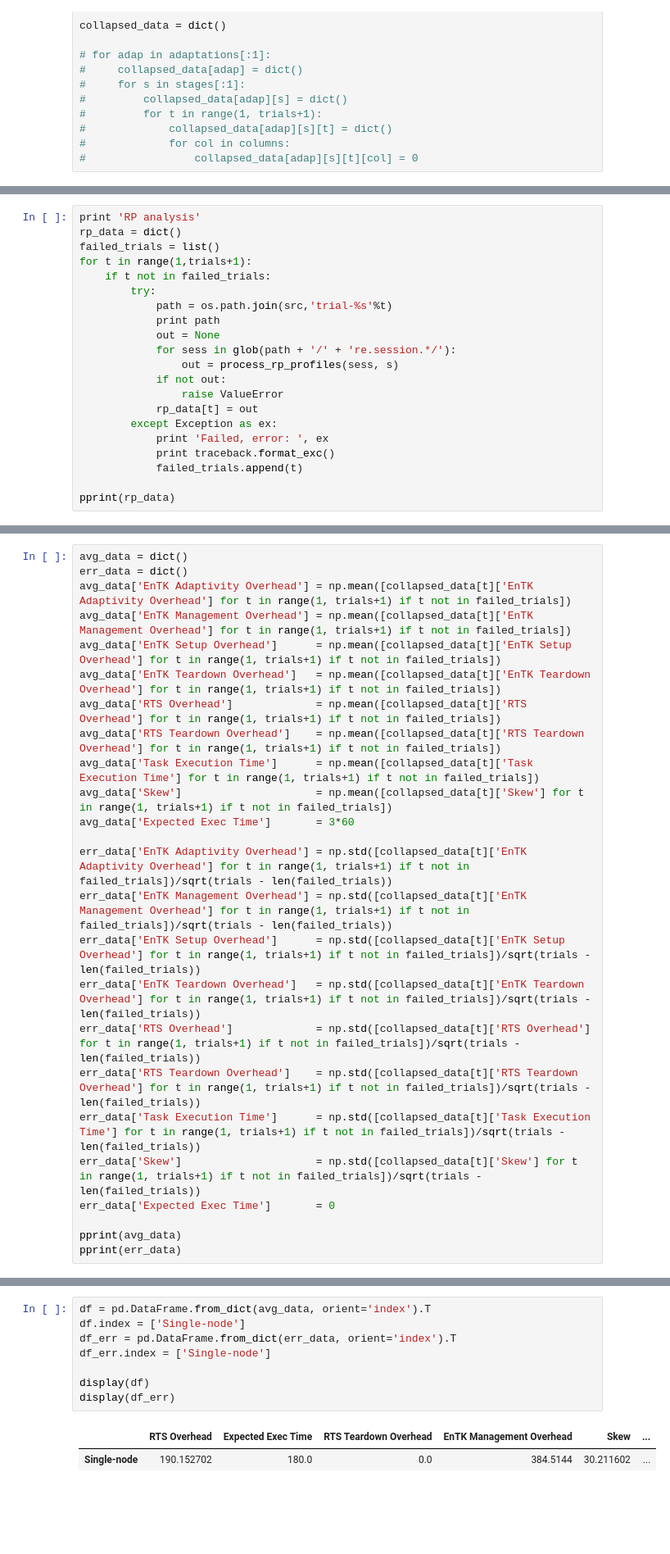
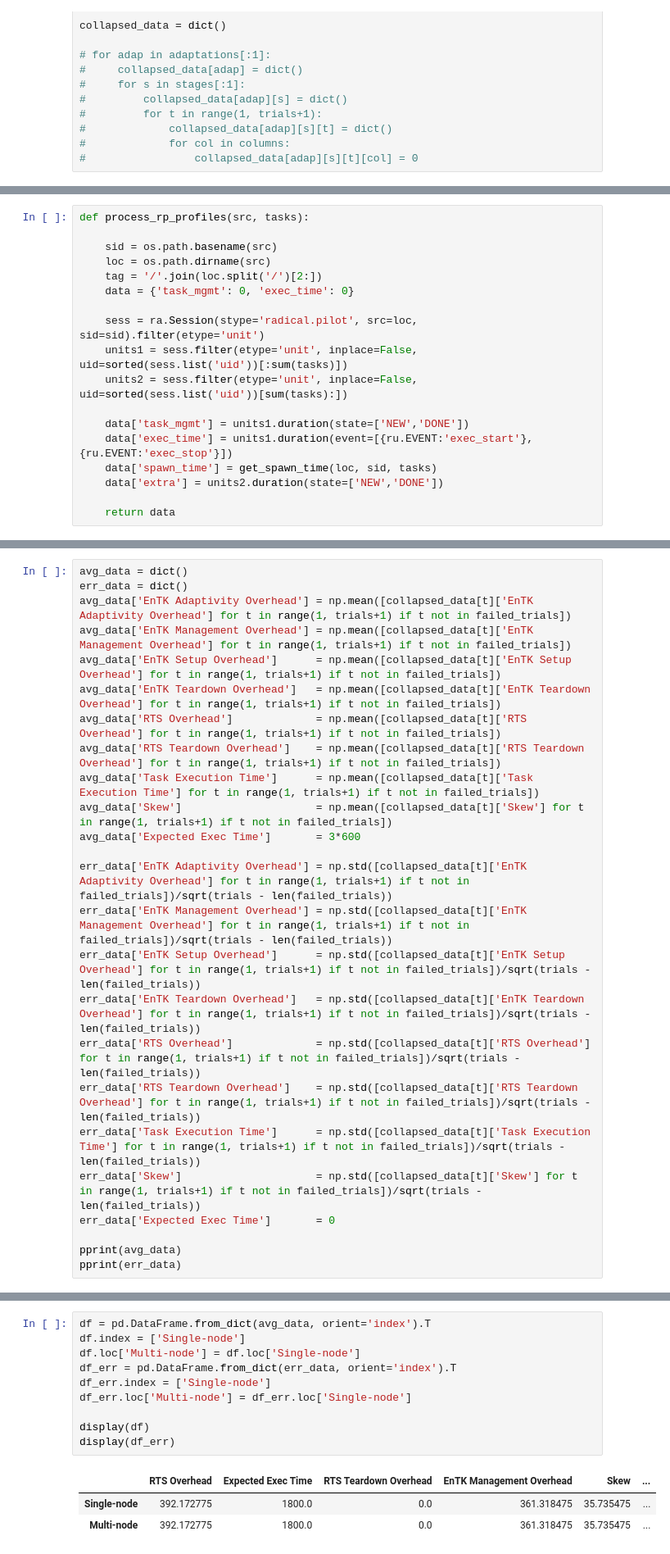
Before and after one commit to radical-experiments/adap-bms-exps-ipdps18, a Jupyter notebook: plotme_task_count_from_raw.ipynb, the cells around one changed output, grey strips where cells are left out. Shown: that part at 82% size. Drawn from its saved outputs; the diff is of its cells as text; blank space fills up the shorter version.

```diff
--- a/plotme_task_count_from_raw.ipynb
+++ b/plotme_task_count_from_raw.ipynb
@@ -184,0 +234,18 @@ def get_entk_overheads(loc, sid):
+# %%
+def process_rp_profiles(src, tasks):
+
+    sid = os.path.basename(src)
+    loc = os.path.dirname(src)
+    tag = '/'.join(loc.split('/')[2:])
+    data = {'task_mgmt': 0, 'exec_time': 0}
+
+    sess = ra.Session(stype='radical.pilot', src=loc, sid=sid).filter(etype='unit')
+    units1 = sess.filter(etype='unit', inplace=False, uid=sorted(sess.list('uid'))[:sum(tasks)])
+    units2 = sess.filter(etype='unit', inplace=False, uid=sorted(sess.list('uid'))[sum(tasks):])
+
+    data['task_mgmt'] = units1.duration(state=['NEW','DONE'])
+    data['exec_time'] = units1.duration(event=[{ru.EVENT:'exec_start'},{ru.EVENT:'exec_stop'}])
+    data['spawn_time'] = get_spawn_time(loc, sid, tasks)
+    data['extra'] = units2.duration(state=['NEW','DONE'])
+
+    return data
@@ -255,21 +315,0 @@ def get_spawn_time(loc, sid, stages, tasks_per_stage=16):
-# %%
-print 'RP analysis'
-rp_data = dict()
-failed_trials = list()
-for t in range(1,trials+1):
-    if t not in failed_trials:
-        try:
-            path = os.path.join(src,'trial-%s'%t)
-            print path
-            out = None
-            for sess in glob(path + '/' + 're.session.*/'):
-                out = process_rp_profiles(sess, s)
-            if not out:
-                raise ValueError
-            rp_data[t] = out
-        except Exception as ex:
-            print 'Failed, error: ', ex
-            print traceback.format_exc()
-            failed_trials.append(t)
-
-pprint(rp_data)
@@ -330,7 +378,7 @@ avg_data['RTS Overhead']             = np.mean([collapsed_data[t]['RTS Overhead'
 avg_data['RTS Teardown Overhead']    = np.mean([collapsed_data[t]['RTS Teardown Overhead'] for t in range(1, trials+1) if t not in failed_trials])
 avg_data['Task Execution Time']      = np.mean([collapsed_data[t]['Task Execution Time'] for t in range(1, trials+1) if t not in failed_trials])
 avg_data['Skew']                     = np.mean([collapsed_data[t]['Skew'] for t in range(1, trials+1) if t not in failed_trials])
-avg_data['Expected Exec Time']       = 3*60
+avg_data['Expected Exec Time']       = 3*600
 
 err_data['EnTK Adaptivity Overhead'] = np.std([collapsed_data[t]['EnTK Adaptivity Overhead'] for t in range(1, trials+1) if t not in failed_trials])/sqrt(trials - len(failed_trials))
 err_data['EnTK Management Overhead'] = np.std([collapsed_data[t]['EnTK Management Overhead'] for t in range(1, trials+1) if t not in failed_trials])/sqrt(trials - len(failed_trials))
@@ -366,12 +414,15 @@ pprint(err_data)
 # %%
 df = pd.DataFrame.from_dict(avg_data, orient='index').T
 df.index = ['Single-node']
+df.loc['Multi-node'] = df.loc['Single-node']
 df_err = pd.DataFrame.from_dict(err_data, orient='index').T
 df_err.index = ['Single-node']
+df_err.loc['Multi-node'] = df_err.loc['Single-node']
 
 display(df)
 display(df_err)
 # %% [output]
 |  | RTS Overhead | Expected Exec Time | RTS Teardown Overhead | EnTK Management Overhead | Skew | ... |
-| Single-node | 190.152702 | 180.0 | 0.0 | 384.5144 | 30.211602 | ... |
+| Single-node | 392.172775 | 1800.0 | 0.0 | 361.318475 | 35.735475 | ... |
+| Multi-node | 392.172775 | 1800.0 | 0.0 | 361.318475 | 35.735475 | ... |
 |  | RTS Overhead | Expected Exec Time | RTS Teardown Overhead | EnTK Management Overhead | Skew | ... |
```
Also changed, not shown: parts of 14 cells of this notebook, 9 other files.
